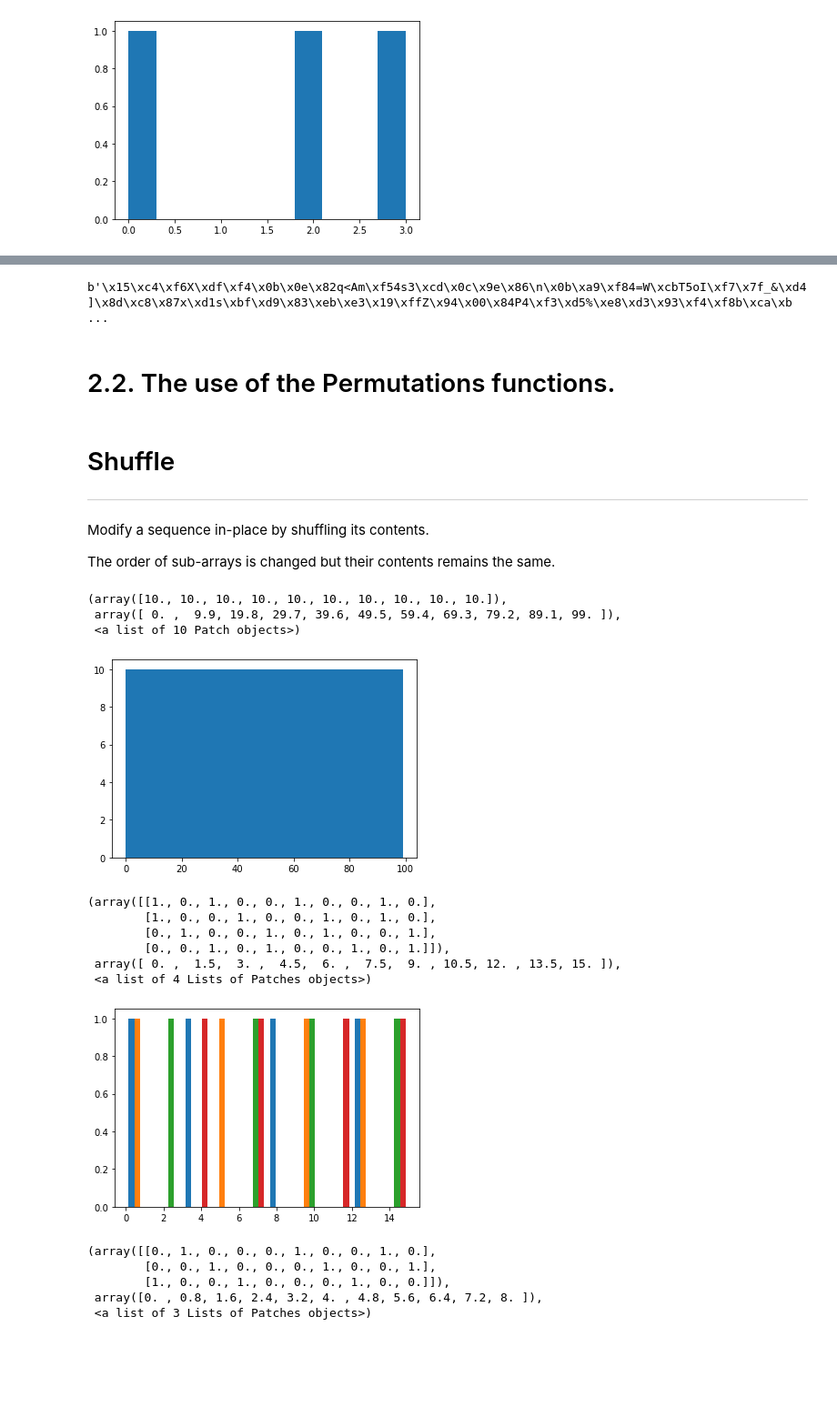
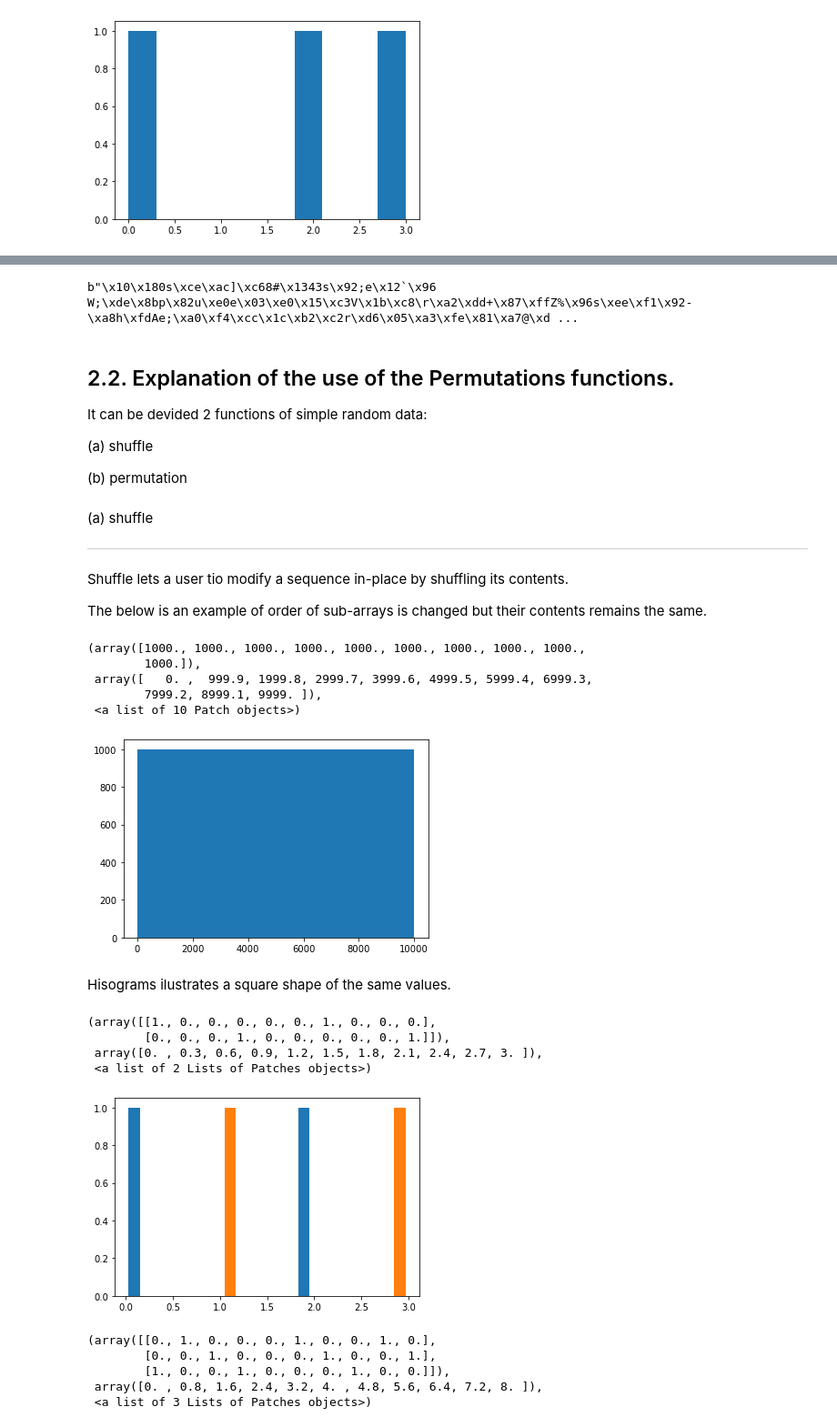
Before and after one commit to adrianberski/G00387825-gmit.ie---Adrian-Berski, a Jupyter notebook: Programming_ for_ Data_Analysis/Assignment_1/numpy-randomPackage_G00387825.ipynb, the cells around one changed output, grey strips where cells are left out. Shown at 91% size. Drawn from its saved outputs; the diff is of its cells as text; code cells hidden in the pictures; blank space fills up the shorter version.

Commit message:
Update numpy-randomPackage_G00387825.ipynb
working on part 1 and 2

```diff
--- a/Programming_ for_ Data_Analysis/Assignment_1/numpy-randomPackage_G00387825.ipynb
+++ b/Programming_ for_ Data_Analysis/Assignment_1/numpy-randomPackage_G00387825.ipynb
@@ -268,43 +273,50 @@ b'\x8fj=+F\xab+X\x06Z'
 # %%
-np.random.default_rng().bytes(100)
+np.random.default_rng().bytes(80)
 # %% [output]
-b'\x15\xc4\xf6X\xdf\xf4\x0b\x0e\x82q<Am\xf54s3\xcd\x0c\x9e\x86\n\x0b\xa9\xf84=W\xcbT5oI\xf7\x7f_&\xd4]\x8d\xc8\x87x\xd1s\xbf\xd9\x83\xeb\xe3\x19\xffZ\x94\x00\x84P4\xf3\xd5%\xe8\xd3\x93\xf4\xf8b\xca\xb ...
+b"\x10\x180s\xce\xac]\xc68#\x1343s\x92;e\x12`\x96 W;\xde\x8bp\x82u\xe0e\x03\xe0\x15\xc3V\x1b\xc8\r\xa2\xdd+\x87\xffZ%\x96s\xee\xf1\x92-\xa8h\xfdAe;\xa0\xf4\xcc\x1c\xb2\xc2r\xd6\x05\xa3\xfe\x81\xa7@\xd ...
 # %% [markdown]
-# 2.2. The use of the Permutations functions.
+## 2.2. Explanation of the use of the Permutations functions.
+
+It can be devided 2 functions of simple random data:
+
+(a) shuffle
+
+(b) permutation
 # %% [markdown]
-# Shuffle
+(a) shuffle
 ***
 
-Modify a sequence in-place by shuffling its contents.
+Shuffle lets a user tio modify a sequence in-place by shuffling its contents.
 
-The order of sub-arrays is changed but their contents remains the same.
+The below is an example of order of sub-arrays is changed but their contents remains the same.
 # %%
 rng = np.random.default_rng()
-arr = np.arange(100)
+arr = np.arange(10000)
 rng.shuffle(arr)
 arr
 
 plt.hist(arr)
-# The hist show a square shape of the same value
 # %% [output]
-(array([10., 10., 10., 10., 10., 10., 10., 10., 10., 10.]),
- array([ 0. ,  9.9, 19.8, 29.7, 39.6, 49.5, 59.4, 69.3, 79.2, 89.1, 99. ]),
+(array([1000., 1000., 1000., 1000., 1000., 1000., 1000., 1000., 1000.,
+        1000.]),
+ array([   0. ,  999.9, 1999.8, 2999.7, 3999.6, 4999.5, 5999.4, 6999.3,
+        7999.2, 8999.1, 9999. ]),
  <a list of 10 Patch objects>)
-[figure, old version]
+[figure, new version]
+# %% [markdown]
+Hisograms ilustrates a square shape of the same values.
 # %%
-arr = np.arange(16).reshape((4, 4))
+arr = np.arange(4).reshape((2, 2))
 rng.shuffle(arr)
 arr
 
 plt.hist(arr)
 # %% [output]
-(array([[1., 0., 1., 0., 0., 1., 0., 0., 1., 0.],
-        [1., 0., 0., 1., 0., 0., 1., 0., 1., 0.],
-        [0., 1., 0., 0., 1., 0., 1., 0., 0., 1.],
-        [0., 0., 1., 0., 1., 0., 0., 1., 0., 1.]]),
- array([ 0. ,  1.5,  3. ,  4.5,  6. ,  7.5,  9. , 10.5, 12. , 13.5, 15. ]),
- <a list of 4 Lists of Patches objects>)
+(array([[1., 0., 0., 0., 0., 0., 1., 0., 0., 0.],
+        [0., 0., 0., 1., 0., 0., 0., 0., 0., 1.]]),
+ array([0. , 0.3, 0.6, 0.9, 1.2, 1.5, 1.8, 2.1, 2.4, 2.7, 3. ]),
+ <a list of 2 Lists of Patches objects>)
-[figure, old version]
+[figure, new version]
 # %%
 arr = np.arange(9).reshape((3, 3))
 rng.shuffle(arr, axis=1)
```
Also changed, not shown: parts of 59 cells of this notebook.
